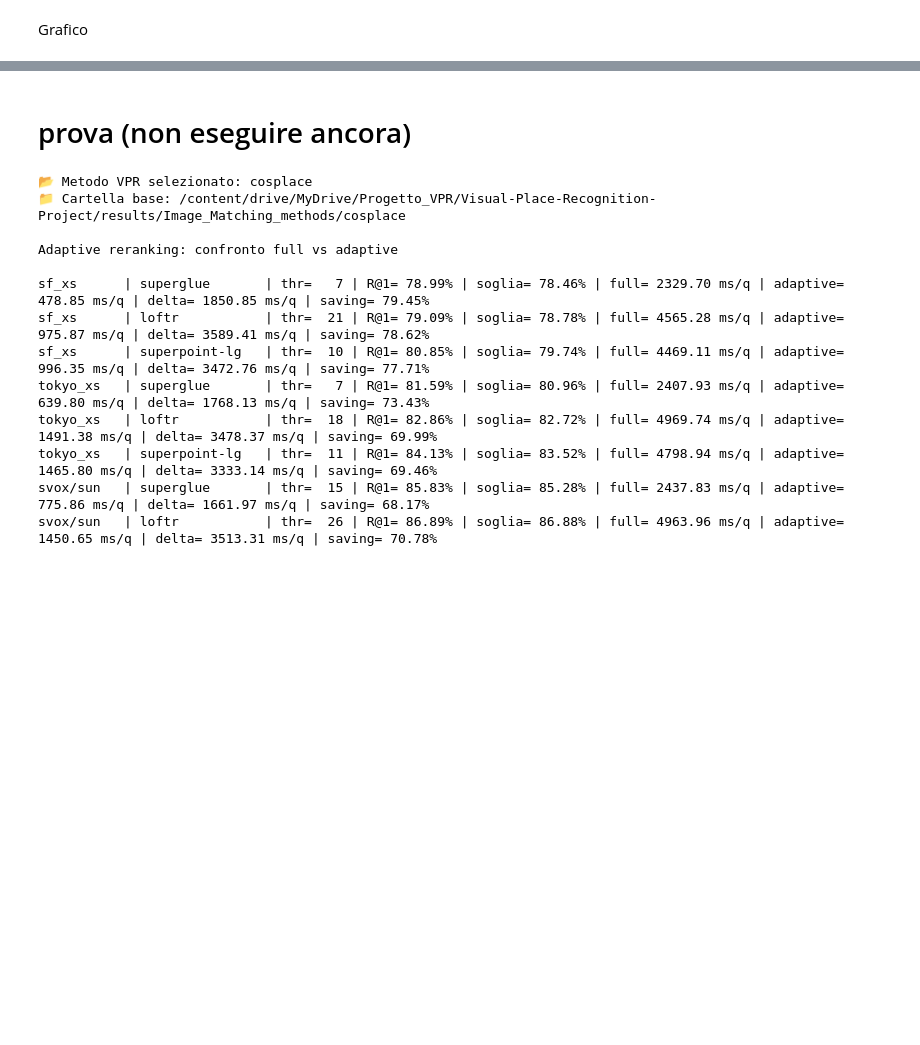
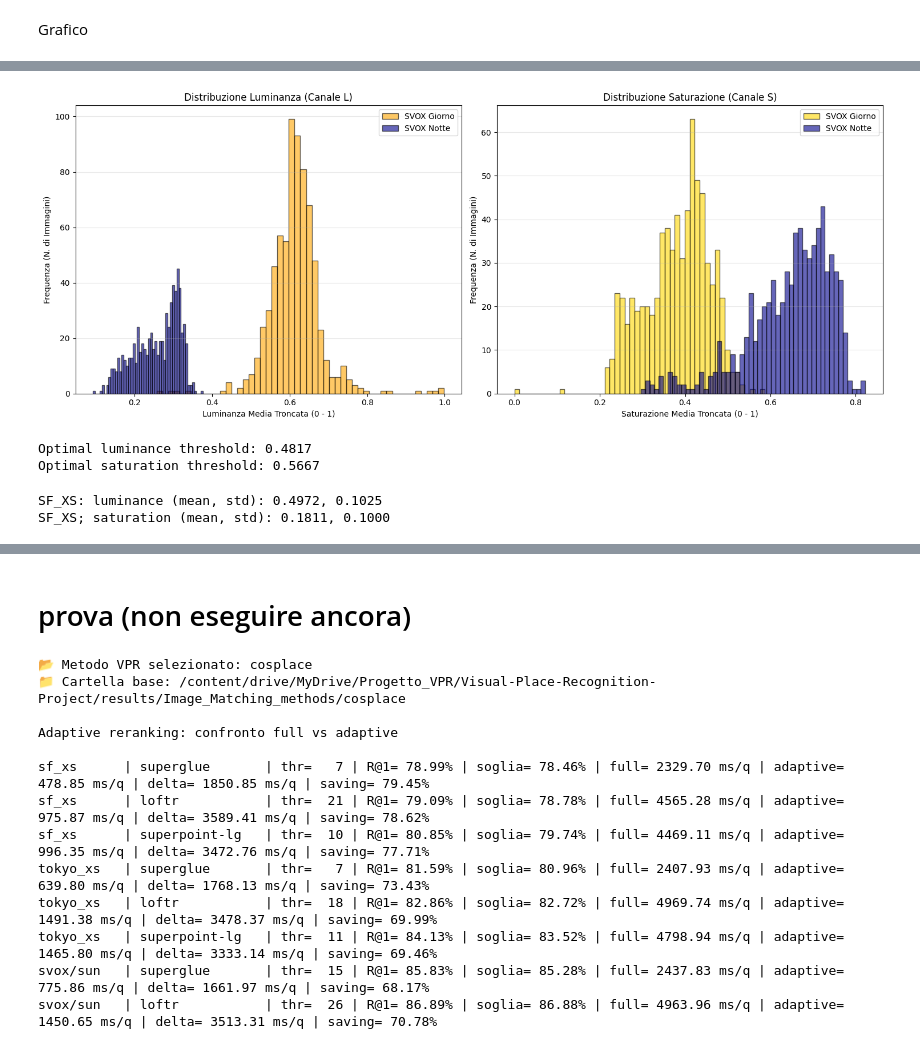
Before and after one commit to androsida/Visual-Place-Recognition-Project, a Jupyter notebook: start_your_project.ipynb, the cells around one changed output, grey strips where cells are left out. Cells and saved outputs as stored; diff of their text form; code cells hidden in the pictures; blank space fills up the shorter version.

```diff
--- a/start_your_project.ipynb
+++ b/start_your_project.ipynb
@@ -10,7 +10,7 @@ Mounted at /content/drive
 # %%
 #IMPORTANTE: Scegli il tuo VPR method! (usa il nome formattato esattamente come nelle cartelle drive)
 
-vpr_method = "cosplace"
+vpr_method = "mixvpr"
 # %%
 !pip install wandb
 
@@ -1197,0 +1359,49 @@ plt.grid(axis='y', alpha=0.3)
+# %%
+import matplotlib.pyplot as plt
+
+fig, axes = plt.subplots(1, 2, figsize=(15, 6))
+
+# GRAFICO LUMINANZA
+axes[0].hist(L_sun, bins=50, alpha=0.6, color='orange', edgecolor='black', label='SVOX Giorno')
+axes[0].hist(L_night, bins=50, alpha=0.6, color='darkblue', edgecolor='black', label='SVOX Notte')
+axes[0].set_title('Distribuzione Luminanza (Canale L)')
+axes[0].set_xlabel('Luminanza Media Troncata (0 - 1)')
+axes[0].set_ylabel('Frequenza (N. di Immagini)')
+axes[0].legend()
+axes[0].grid(axis='y', alpha=0.3)
+
+# GRAFICO SATURAZIONE
+axes[1].hist(S_sun, bins=50, alpha=0.6, color='gold', edgecolor='black', label='SVOX Giorno')
+axes[1].hist(S_night, bins=50, alpha=0.6, color='darkblue', edgecolor='black', label='SVOX Notte')
+axes[1].set_title('Distribuzione Saturazione (Canale S)')
+axes[1].set_xlabel('Saturazione Media Troncata (0 - 1)')
+axes[1].set_ylabel('Frequenza (N. di Immagini)')
+axes[1].legend()
+axes[1].grid(axis='y', alpha=0.3)
+
+plt.tight_layout()
+plt.show()
+
+threshold_luminance_cv = (L_night.mean() * S_sun.mean() + L_sun.mean() * S_night.mean()) / (S_sun.mean() + S_night.mean())
+print(f"Optimal luminance threshold: {threshold_luminance_cv:.4f}")
+
+threshold_saturation_cv = (S_night.mean() * L_sun.mean() + S_sun.mean() * L_night.mean()) / (L_sun.mean() + L_night.mean())
+print(f"Optimal saturation threshold: {threshold_saturation_cv:.4f}")
+# %% [output]
+[figure, added]
+Optimal luminance threshold: 0.4817
+Optimal saturation threshold: 0.5667
+# %%
+# VALIDAZIONE SU SF_XS
+num_sfxs = len(sfxs_images)
+L_sfxs, S_sfxs = np.zeros(num_sfxs), np.zeros(num_sfxs)
+
+for i, path in enumerate(tqdm(sfxs_images)):
+    L_sfxs[i], S_sfxs[i] = luminance_cv2(path)
+
+print("\n")
+print(f"SF_XS: luminance (mean, std): {L_sfxs.mean():.4f}, {L_sfxs.std():.4f}")
+print(f"SF_XS; saturation (mean, std): {S_sfxs.mean():.4f}, {S_sfxs.std():.4f}")
+# %% [output]
+SF_XS: luminance (mean, std): 0.4972, 0.1025
+SF_XS; saturation (mean, std): 0.1811, 0.1000
```
Also changed, not shown: parts of 17 cells of this notebook.
